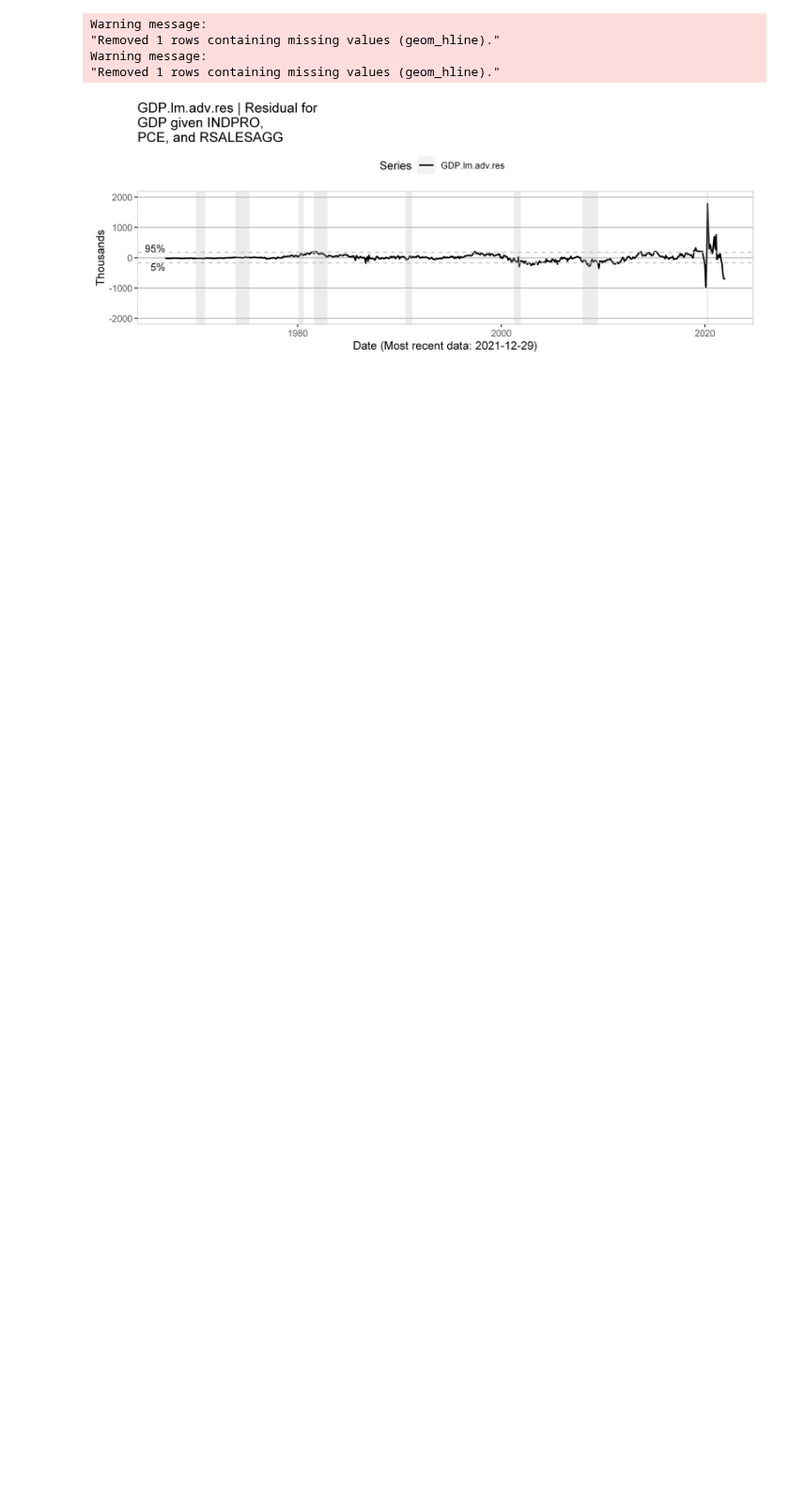
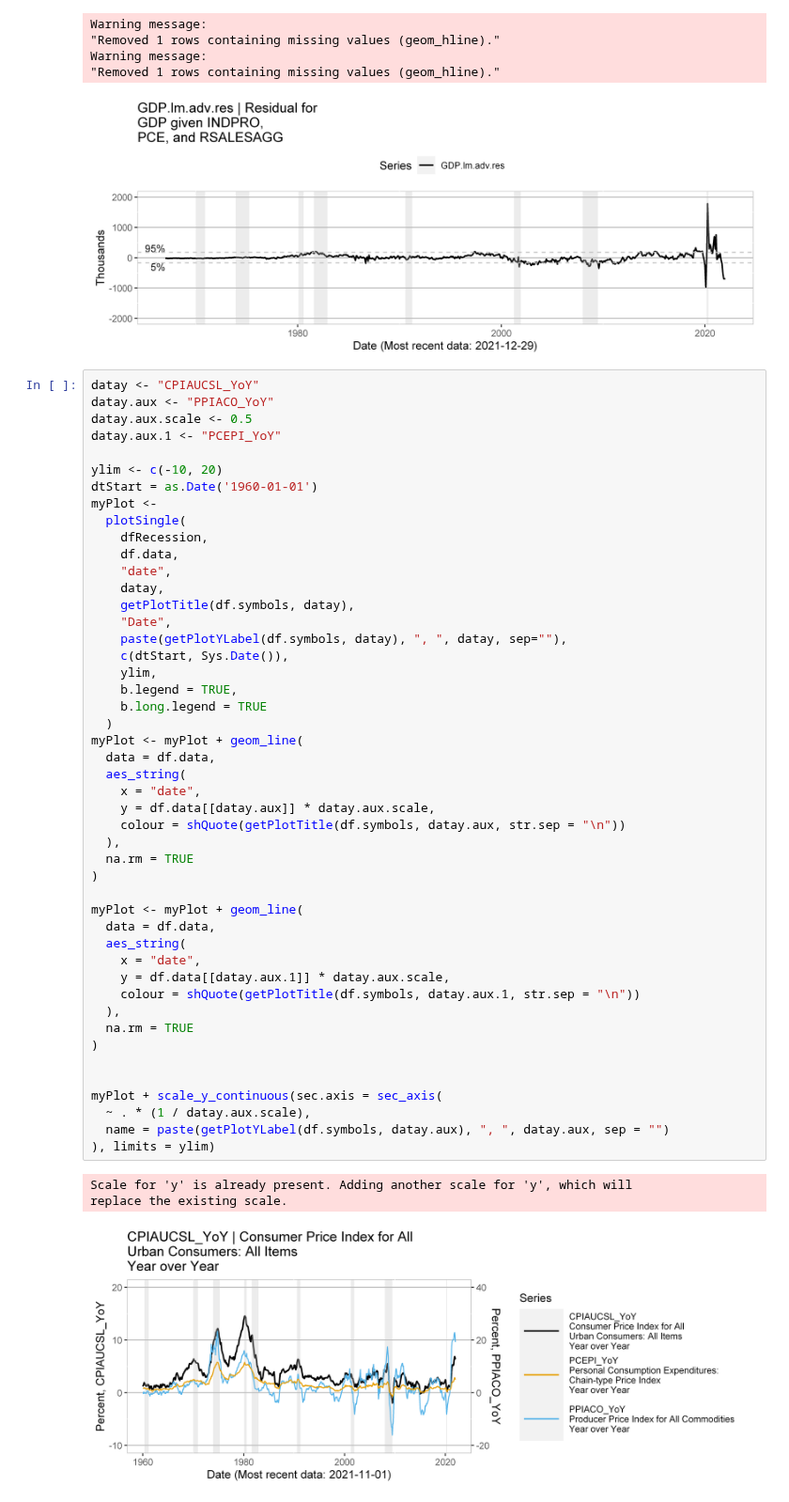
Before and after one commit to MoreCoffee12/Economics, a Jupyter notebook: GDPModels.ipynb, the cells around one changed output. Shown at 94% size. Cells and saved outputs as stored; diff of their text form; blank space fills up the shorter version.

```diff
--- a/GDPModels.ipynb
+++ b/GDPModels.ipynb
@@ -1076,3 +1076,54 @@ Warning message:
 Warning message:
 "Removed 1 rows containing missing values (geom_hline)."
 [figure]
+# %%
+datay <- "CPIAUCSL_YoY"
+datay.aux <- "PPIACO_YoY"
+datay.aux.scale <- 0.5
+datay.aux.1 <- "PCEPI_YoY"
+
+ylim <- c(-10, 20)
+dtStart = as.Date('1960-01-01')
+myPlot <-
+  plotSingle(
+    dfRecession,
+    df.data,
+    "date",
+    datay,
+    getPlotTitle(df.symbols, datay),
+    "Date",
+    paste(getPlotYLabel(df.symbols, datay), ", ", datay, sep=""),
+    c(dtStart, Sys.Date()),
+    ylim,
+    b.legend = TRUE,
+    b.long.legend = TRUE
+  )
+myPlot <- myPlot + geom_line(
+  data = df.data,
+  aes_string(
+    x = "date",
+    y = df.data[[datay.aux]] * datay.aux.scale,
+    colour = shQuote(getPlotTitle(df.symbols, datay.aux, str.sep = "\n"))
+  ),
+  na.rm = TRUE
+)
+
+myPlot <- myPlot + geom_line(
+  data = df.data,
+  aes_string(
+    x = "date",
+    y = df.data[[datay.aux.1]] * datay.aux.scale,
+    colour = shQuote(getPlotTitle(df.symbols, datay.aux.1, str.sep = "\n"))
+  ),
+  na.rm = TRUE
+)
+
+
+myPlot + scale_y_continuous(sec.axis = sec_axis(
+  ~ . * (1 / datay.aux.scale),
+  name = paste(getPlotYLabel(df.symbols, datay.aux), ", ", datay.aux, sep = "")
+), limits = ylim)
+# %% [output]
+Scale for 'y' is already present. Adding another scale for 'y', which will
+replace the existing scale.
+[figure, added]
```
Also changed, not shown: 3 other files.
